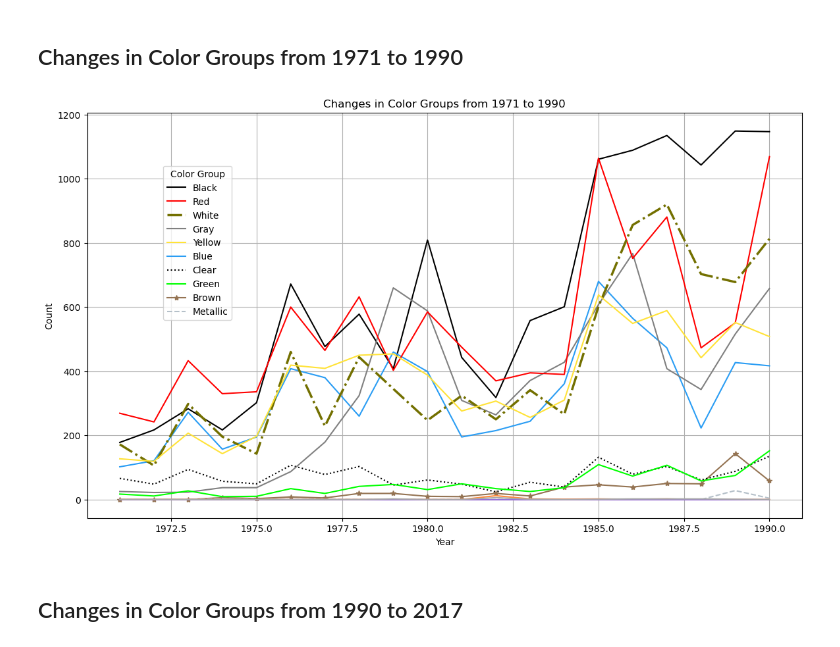
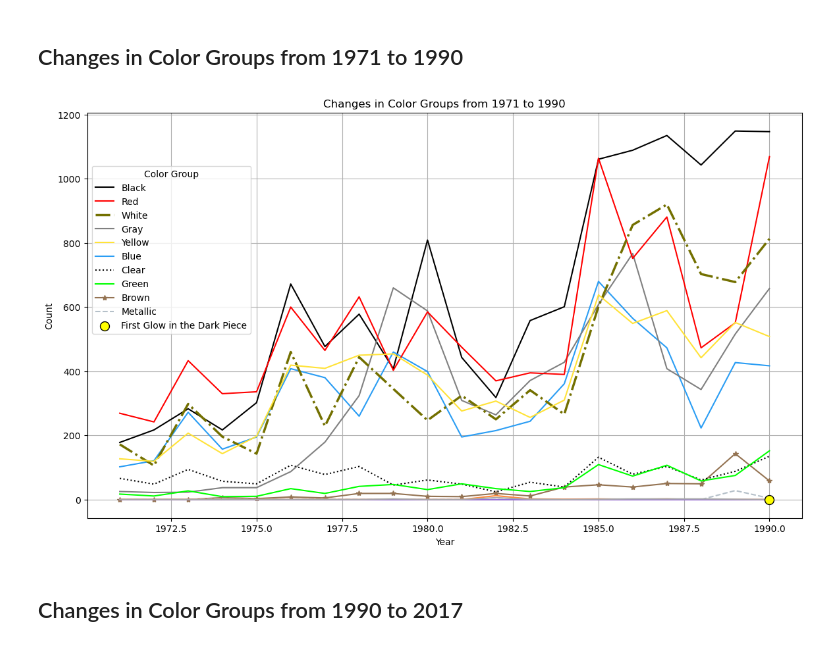
Before and after one commit to AmandaBoyers/analysis-legos-colors, a Jupyter notebook: 1 LEGO_Datasets.ipynb, the cells around one changed output. Saved outputs shown, nothing was run; the diff lists cells and outputs as text; code cells hidden in the pictures.

Commit message:
"Adding glow in the dark, glitter and clear piece first appearances to charts"

```diff
--- a/1 LEGO_Datasets.ipynb
+++ b/1 LEGO_Datasets.ipynb
@@ -551,6 +603,9 @@ plt.show()
 # %% [markdown]
 ## Changes in Color Groups from 1971 to 1990
 # %%
+# Find the first appearance of glow pieces
+first_appearance_glow = merged_df[merged_df['glow'] == True]['year'].min()
+
 # Define the color mapping for the LINES
 color_mapping_lines = {
 
@@ -567,46 +622,60 @@ color_mapping_lines = {
     'White': '#737000',
     'Clear': '#000000',
     'Metallic': '#B5C0C9',
-    'Unknown Wild Card': '#A9A9A9'
+    'Unknown Wild Card': '#A9A9A9',
+    'Glow': '#FFFF00'  # Adding color for Glow
 }
 
 # Define the desired order of color groups in the legend
 legend_order = ['Black', 'Red', 'White', 'Gray','Yellow', 'Blue', 'Clear', 'Green', 'Brown', 'Metallic']
+
 # Initialize the lines dictionary for the second plot
 lines = {}
+
+# Group the data by year and color group, and count the occurrences
+color_group_counts = merged_df.groupby(['year', 'color_group']).size().unstack(fill_value=0)
 
 # Filter data for the period 1971 to 1990
 color_group_counts_1971_1990 = color_group_counts.loc[1971:1990]
 
 # Plot the data for 1971 to 1990
 plt.figure(figsize=(14, 8))
 for color_group in color_group_counts_1971_1990.columns:
     if color_group == 'Metallic':
         line, = plt.plot(color_group_counts_1971_1990.index, color_group_counts_1971_1990[color_group], label=color_group, color=color_mapping_lines.get(color_group), linestyle='--')
     elif color_group == 'Unknown Wild Card':
         line, = plt.plot(color_group_counts_1971_1990.index, color_group_counts_1971_1990[color_group], label=color_group, color=color_mapping_lines.get(color_group, '#A9A9A9'), linestyle='-.')
     elif color_group == 'Clear':
         line, = plt.plot(color_group_counts_1971_1990.index, color_group_counts_1971_1990[color_group], label=color_group, color=color_mapping_lines.get(color_group, '#A9A9A9'), linestyle=':')
     elif color_group == 'White':
         line, = plt.plot(color_group_counts_1971_1990.index, color_group_counts_1971_1990[color_group], label=color_group, color=color_mapping_lines.get(color_group), linestyle='-.', linewidth=2.5)
     elif color_group == 'Brown':
         line, = plt.plot(color_group_counts_1971_1990.index, color_group_counts_1971_1990[color_group], label=color_group, color=color_mapping_lines.get(color_group), marker='*', linestyle='-')
     else:
         line, = plt.plot(color_group_counts_1971_1990.index, color_group_counts_1971_1990[color_group], label=color_group, color=color_mapping_lines.get(color_group, '#A9A9A9'))
     lines[color_group] = line
 
+# Add a point for the first appearance of glow pieces
+glow_scatter = plt.scatter(first_appearance_glow, 0, color=color_mapping_lines['Glow'], edgecolor='black', s=100, zorder=5, label='First Glow')
+
 # Create a custom legend with the desired order
 handles = [lines[color_group] for color_group in legend_order if color_group in lines]
 labels = [color_group for color_group in legend_order if color_group in lines]
-plt.legend(handles, labels, title='Color Group', bbox_to_anchor=(0.1, .88), loc='upper left')
+
+
+# Add the scatter point to the legend
+handles.append(glow_scatter)
+labels.append('First Glow in the Dark Piece')
+
+plt.legend(handles, labels, title='Color Group', bbox_to_anchor=(0, .88), loc='upper left')
 
 plt.title('Changes in Color Groups from 1971 to 1990')
 plt.xlabel('Year')
 plt.ylabel('Count')
 plt.grid(True)
 plt.show()
 # %% [output]
-[figure, old version]
+[figure, new version]
 # %% [markdown]
 ## Changes in Color Groups from 1990 to 2017
 # %%
```
Also changed, not shown: parts of 8 cells of this notebook.
